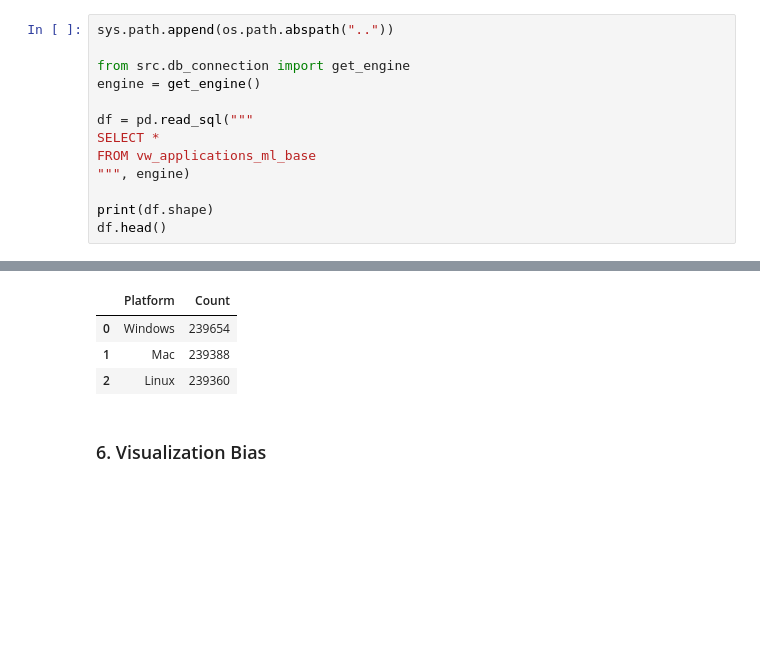
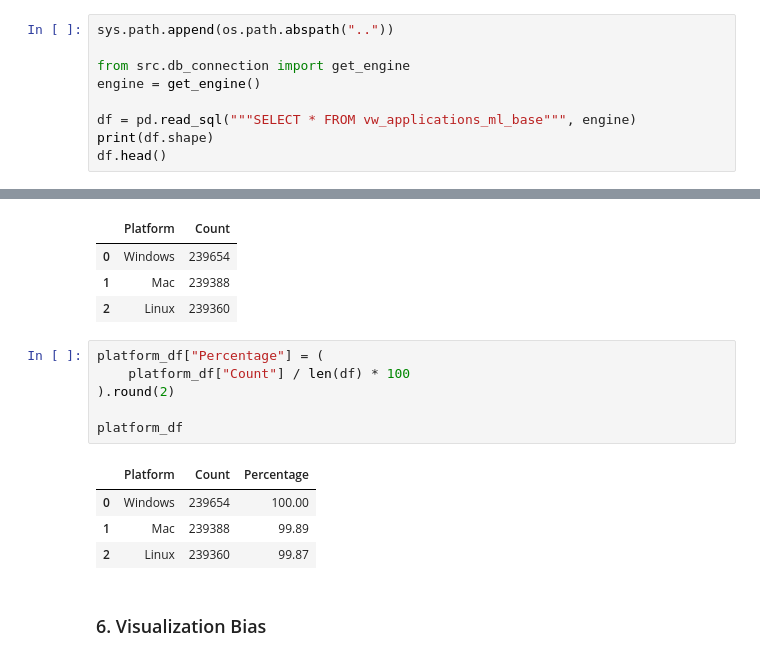
Before and after one commit to nthanhdung2k6ptit/steam-games-data-science, a Jupyter notebook: notebooks/07_ethics_analysis.ipynb, the cells around one changed output, grey strips where cells are left out. Saved outputs shown, nothing was run; the diff lists cells and outputs as text; blank space fills up the shorter version.

```diff
--- a/notebooks/07_ethics_analysis.ipynb
+++ b/notebooks/07_ethics_analysis.ipynb
@@ -12,11 +12,7 @@ sys.path.append(os.path.abspath(".."))
 from src.db_connection import get_engine
 engine = get_engine()
 
-df = pd.read_sql("""
-SELECT *
-FROM vw_applications_ml_base
-""", engine)
-
+df = pd.read_sql("""SELECT * FROM vw_applications_ml_base""", engine)
 print(df.shape)
 df.head()
 # %% [output]
@@ -127,6 +122,17 @@ platform_df
 | 0 | Windows | 239654 |
 | 1 | Mac | 239388 |
 | 2 | Linux | 239360 |
+# %%
+platform_df["Percentage"] = (
+    platform_df["Count"] / len(df) * 100
+).round(2)
+
+platform_df
+# %% [output]
+|  | Platform | Count | Percentage |
+| 0 | Windows | 239654 | 100.00 |
+| 1 | Mac | 239388 | 99.89 |
+| 2 | Linux | 239360 | 99.87 |
 # %% [markdown]
 ### 6. Visualization Bias
 # %%
```
Also changed, not shown: parts of 6 cells of this notebook.
